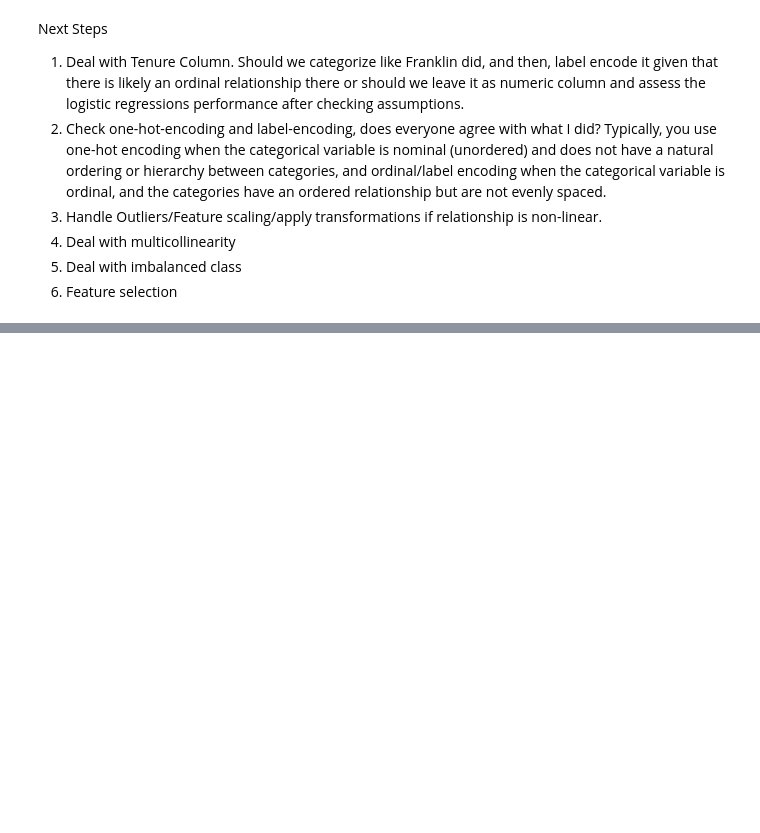
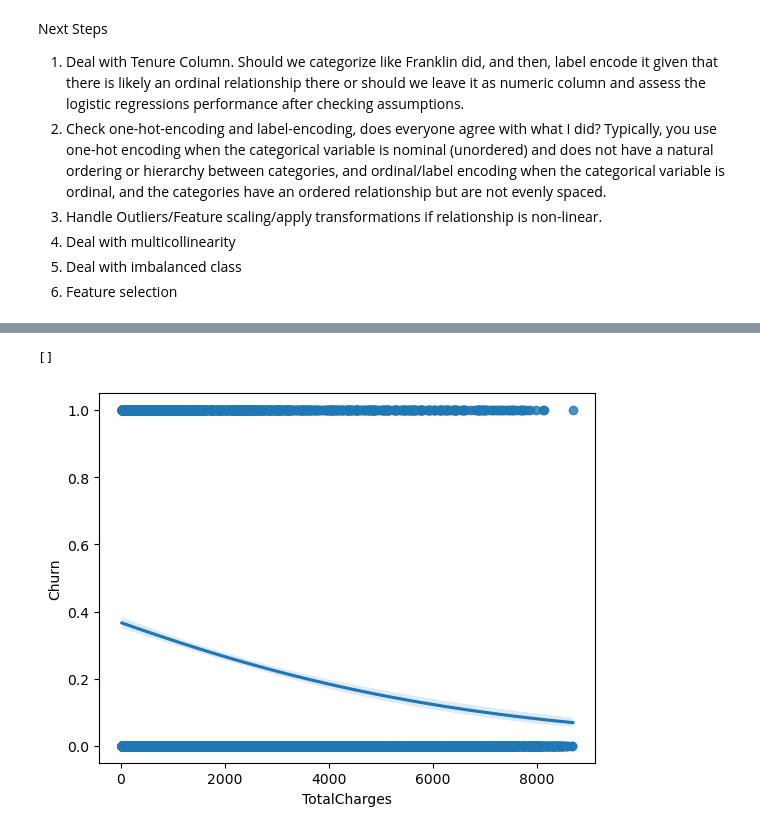
Before and after one commit to franklinjtan/Teleco-Churn-Management-Dashboard, a Jupyter notebook: code/Telecom_EDA_Feature_Engineering.ipynb, the cells around one changed output, grey strips where cells are left out. Cells and saved outputs as stored; diff of their text form; code cells hidden in the pictures; blank space fills up the shorter version.

```diff
--- a/code/Telecom_EDA_Feature_Engineering.ipynb
+++ b/code/Telecom_EDA_Feature_Engineering.ipynb
@@ -490,0 +643,6 @@ Next Steps
+# %%
+# Dealing with TotalCharges
+df2.dropna(axis=0, inplace=True)
+sns.regplot(x='TotalCharges', y='Churn', data=df2, logistic=True)
+plt.plot()
+# %% [output]
@@ -490,0 +666,2 @@ Next Steps
+[]
+[figure, added]
```
Also changed, not shown: parts of 18 cells of this notebook, 1 other file.
